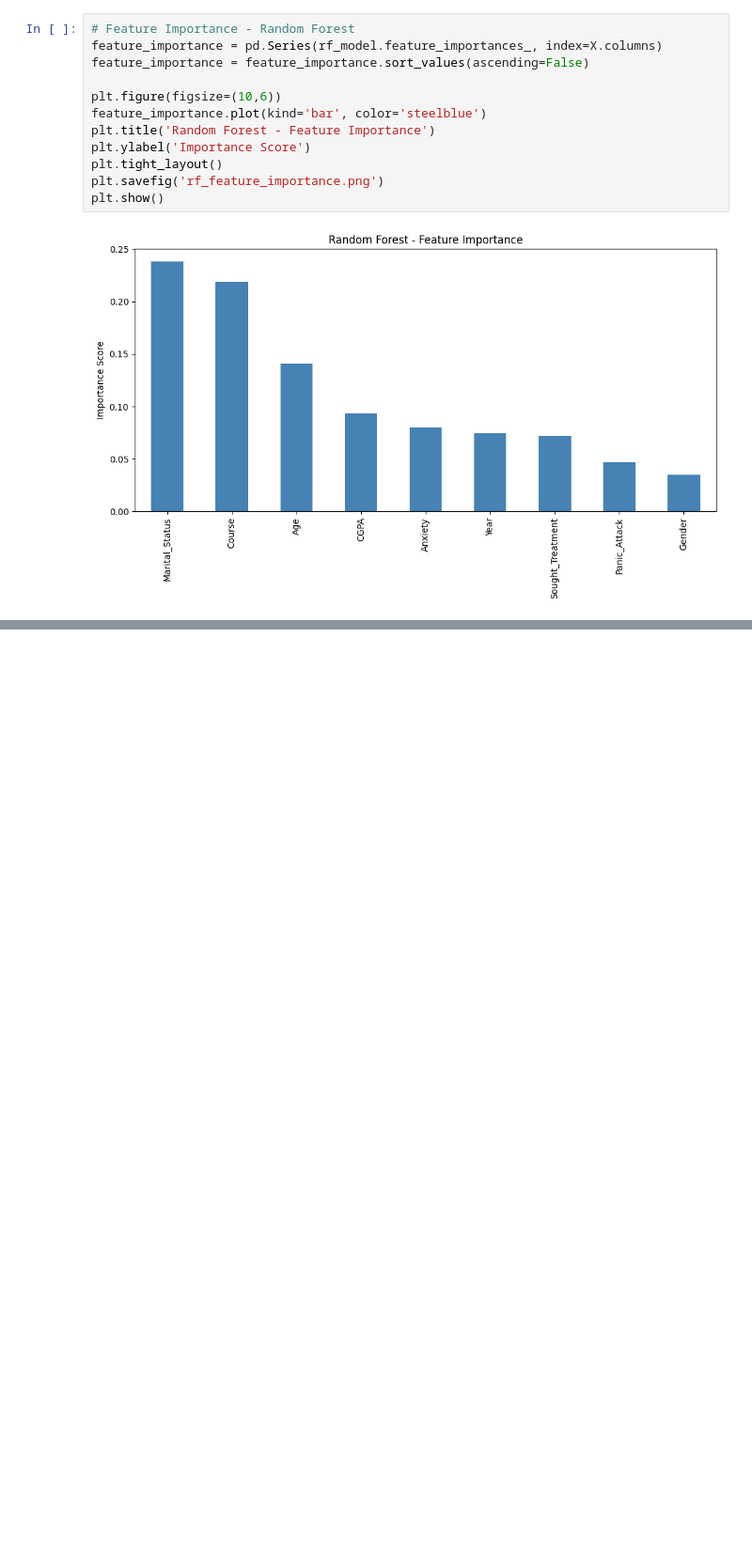
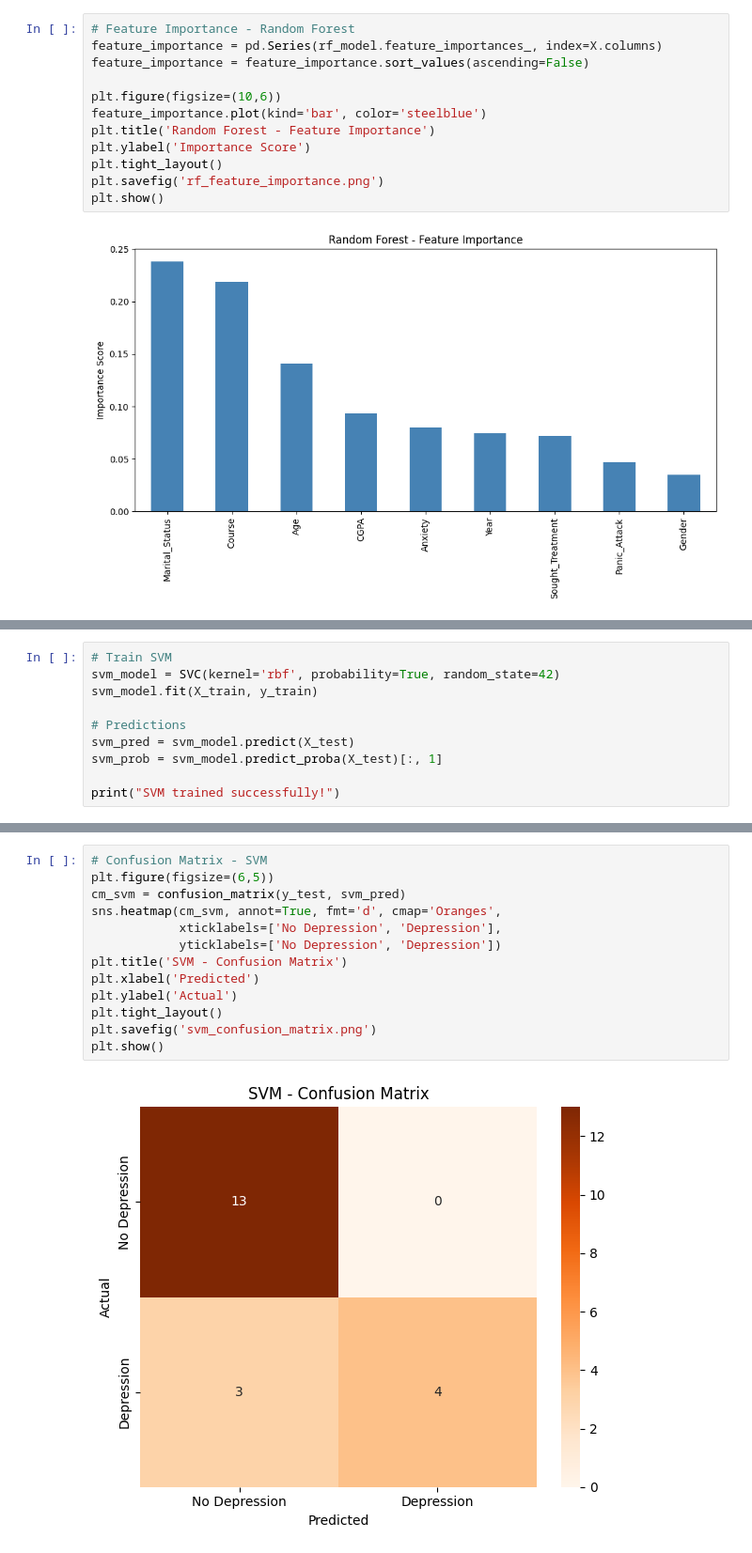
Before and after one commit to Kopuraj/Student-Depression-ML, a Jupyter notebook: notebooks/student_depression_ml.ipynb, the cells around one changed output, grey strips where cells are left out. Shown at 94% size. Cells and saved outputs as stored; diff of their text form; blank space fills up the shorter version.

Commit message:
SVM -Classifiere ; Train and  Evaluate

```diff
--- a/notebooks/student_depression_ml.ipynb
+++ b/notebooks/student_depression_ml.ipynb
@@ -463,0 +466,10 @@ plt.show()
+# %%
+# Train SVM
+svm_model = SVC(kernel='rbf', probability=True, random_state=42)
+svm_model.fit(X_train, y_train)
+
+# Predictions
+svm_pred = svm_model.predict(X_test)
+svm_prob = svm_model.predict_proba(X_test)[:, 1]
+
+print("SVM trained successfully!")
@@ -463,0 +505,15 @@ plt.show()
+# %%
+# Confusion Matrix - SVM
+plt.figure(figsize=(6,5))
+cm_svm = confusion_matrix(y_test, svm_pred)
+sns.heatmap(cm_svm, annot=True, fmt='d', cmap='Oranges',
+            xticklabels=['No Depression', 'Depression'],
+            yticklabels=['No Depression', 'Depression'])
+plt.title('SVM - Confusion Matrix')
+plt.xlabel('Predicted')
+plt.ylabel('Actual')
+plt.tight_layout()
+plt.savefig('svm_confusion_matrix.png')
+plt.show()
+# %% [output]
+[figure, added]
```
Also changed, not shown: parts of 3 cells of this notebook.
